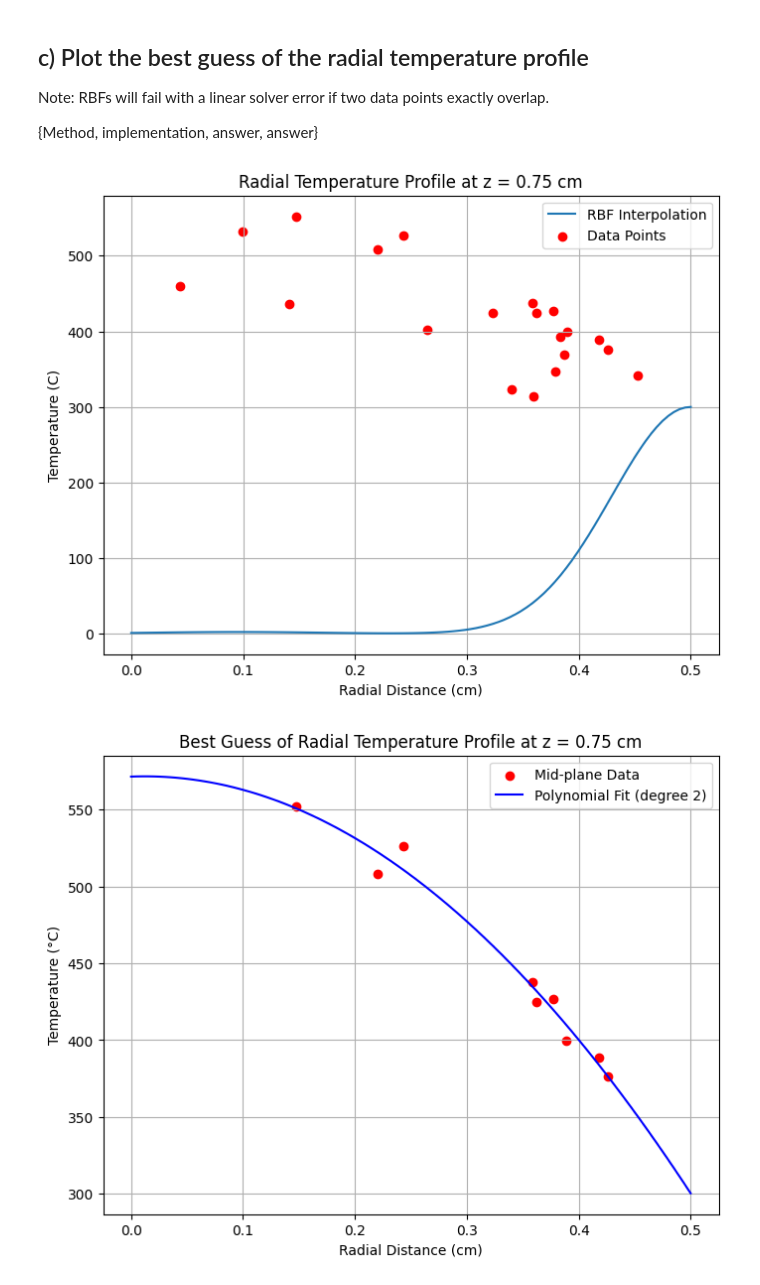
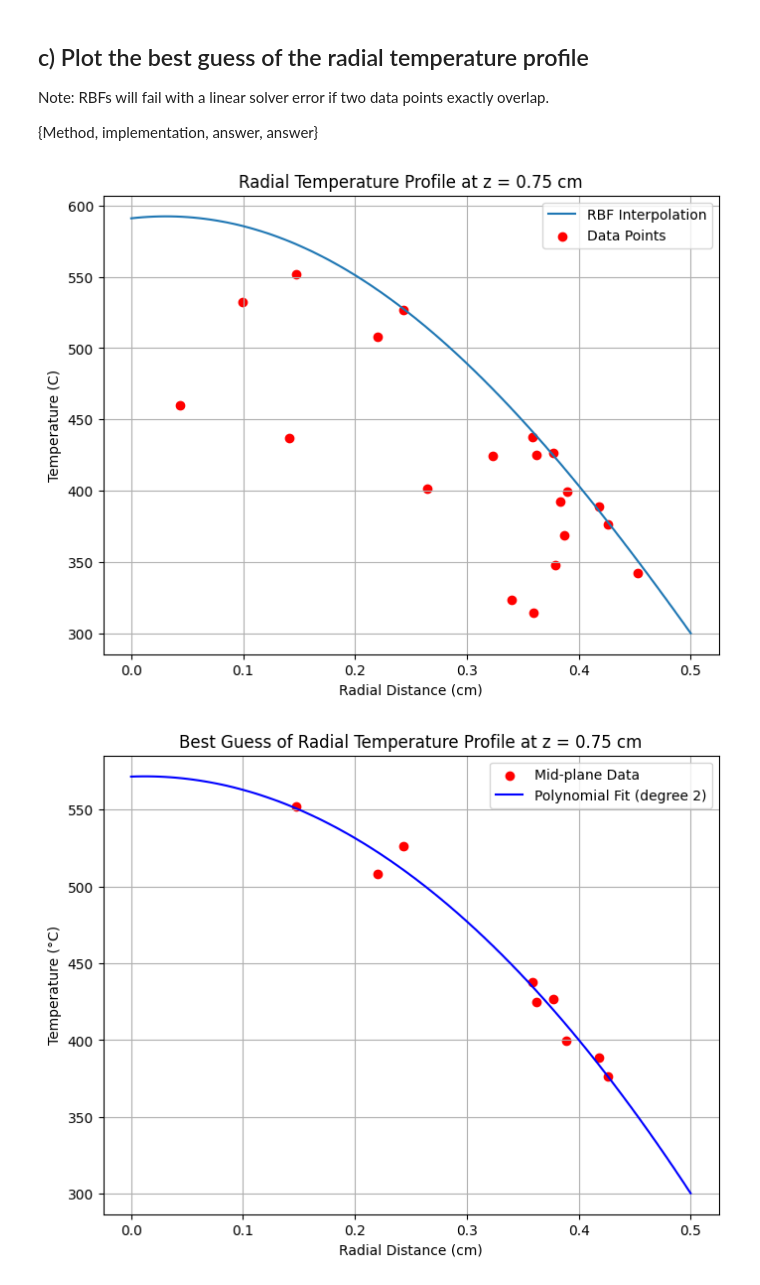
Before and after one commit to n-zaheer/3nm4, a Jupyter notebook: Copy_of_Assignment_2.ipynb, the cells around one changed output. Cells and saved outputs as stored; diff of their text form; code cells hidden in the pictures.

```diff
--- a/Copy_of_Assignment_2.ipynb
+++ b/Copy_of_Assignment_2.ipynb
@@ -56,7 +56,7 @@ from scipy.spatial.distance import cdist
 from scipy.linalg import solve
 import matplotlib.pyplot as plt
 import numpy as np
-#Saryu's code
+
 # Load the data
 # 20 data points presented in columns: | x | y | z | T |, measurements in cm
 data = np.array([
@@ -122,7 +122,7 @@ all_T = np.concatenate((T, T_boundary_points))
 dist_matrix = cdist(np.vstack([all_x, all_y, all_z]).T, np.vstack([all_x, all_y, all_z]).T, metric='euclidean')
 
 # Choose an epsilon value for the RBF (this may require tuning)
-epsilon = 10
+epsilon = 1
 
 # Calculate the RBF matrix
 rbf_matrix = gaussian_rbf(dist_matrix, epsilon)
@@ -130,34 +130,34 @@ rbf_matrix = gaussian_rbf(dist_matrix, epsilon)
 # Add a small regularization parameter to the diagonal
 rbf_matrix += np.eye(rbf_matrix.shape[0]) * 1e-6
 
 
 # Solve for the weights (lambda)
 weights = solve(rbf_matrix, all_T)
 
 # Create interpolation points in 3D space
 interp_points = np.vstack([x_interp, y_interp, z_interp]).T
 
 # Calculate distances between interpolation points and all data/boundary points
 dist_interp_matrix = cdist(interp_points, np.vstack([all_x, all_y, all_z]).T, metric='euclidean')
 
 # Calculate the RBF values for the interpolation points
 rbf_interp_matrix = gaussian_rbf(dist_interp_matrix, epsilon)
 
 # Calculate the interpolated temperature values
 T_interp = np.dot(rbf_interp_matrix, weights)
 
 # Plot the radial temperature profile
 plt.figure(figsize=(8, 6))
 plt.plot(r_interp, T_interp, label='RBF Interpolation')
 plt.scatter(r, T, color='red', label='Data Points')
 plt.xlabel('Radial Distance (cm)')
 plt.ylabel('Temperature (C)')
 plt.title('Radial Temperature Profile at z = 0.75 cm')
 plt.legend()
 plt.grid(True)
 plt.show()
 # %% [output]
-[figure, old version]
+[figure, new version]
 # %%
 import matplotlib.pyplot as plt
 from scipy.spatial.distance import cdist
```
